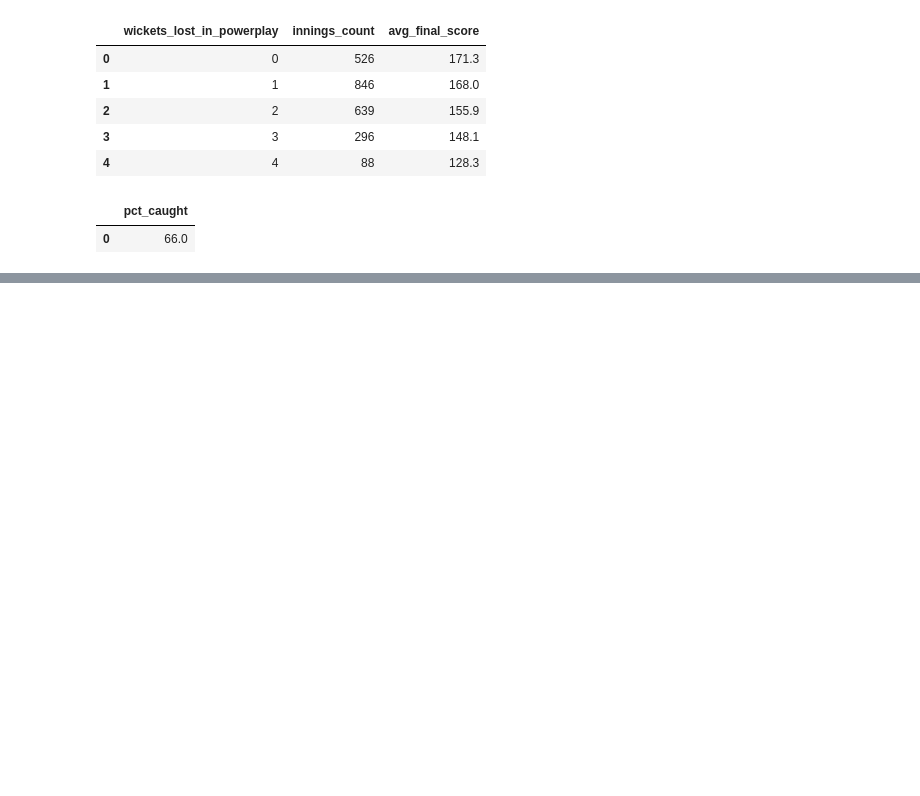
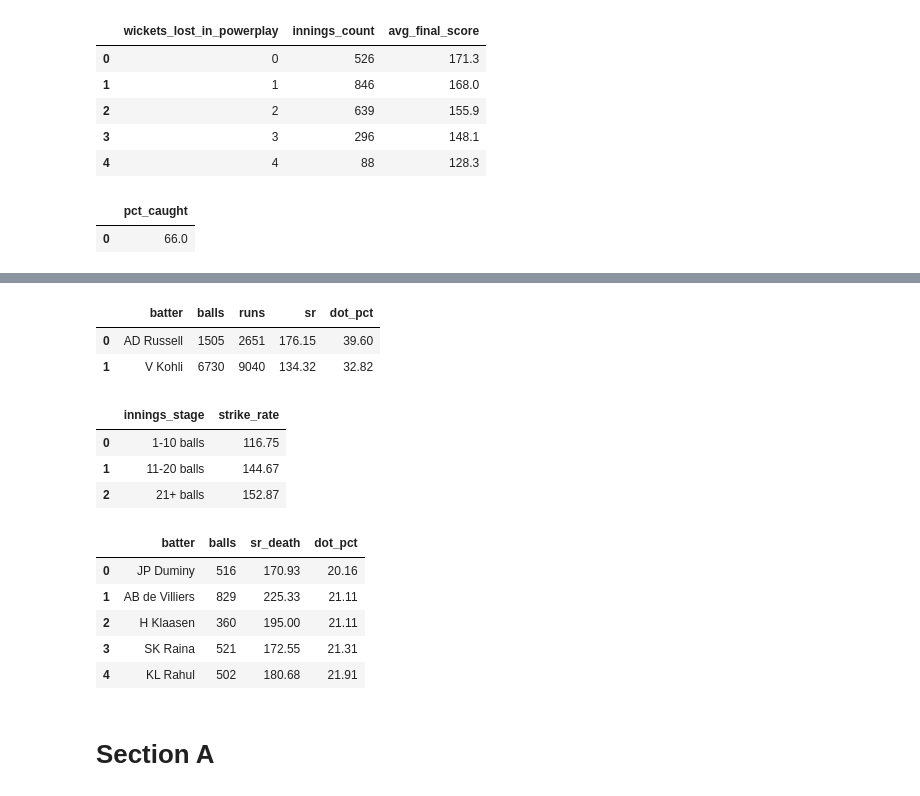
Before and after one commit to fayasnkbca25dbi-ai/ipl_cricket_analytics, a Jupyter notebook: notebooks/03_analysis.ipynb, the cells around one changed output, grey strips where cells are left out. Saved outputs shown, nothing was run; the diff lists cells and outputs as text; code cells hidden in the pictures; blank space fills up the shorter version.

```diff
--- a/notebooks/03_analysis.ipynb
+++ b/notebooks/03_analysis.ipynb
@@ -2579,0 +3022,73 @@ q(query)
+# %%
+q("""
+SELECT batter,
+       SUM(is_legal) AS balls,
+       SUM(batter_runs) AS runs,
+       ROUND(100.0*SUM(batter_runs)/SUM(is_legal),2)
+       AS sr,
+       ROUND(100.0*SUM(CASE WHEN
+       batter_runs=0 AND is_legal=1
+       THEN 1 ELSE 0 END)/SUM(is_legal),2)
+       AS dot_pct
+FROM v_ball
+WHERE batter IN ('V Kohli','AD Russell')
+GROUP BY batter;
+""")
+# %% [output]
+|  | batter | balls | runs | sr | dot_pct |
+| 0 | AD Russell | 1505 | 2651 | 176.15 | 39.60 |
+| 1 | V Kohli | 6730 | 9040 | 134.32 | 32.82 |
+# %%
+q("""
+WITH numbered AS (
+    SELECT batter, match_id,
+           innings, batter_runs, is_legal,
+           ROW_NUMBER() OVER (
+               PARTITION BY batter, match_id, innings
+               ORDER BY over_number, ball_number
+           ) AS ball_no
+    FROM v_ball
+    WHERE is_legal = 1
+)
+SELECT CASE
+       WHEN ball_no <= 10 THEN '1-10 balls'
+       WHEN ball_no <= 20 THEN '11-20 balls'
+       ELSE '21+ balls'
+       END AS innings_stage,
+       ROUND(100.0*SUM(batter_runs)/COUNT(*),2)
+       AS strike_rate
+FROM numbered
+GROUP BY innings_stage
+ORDER BY innings_stage;
+""")
+# %% [output]
+|  | innings_stage | strike_rate |
+| 0 | 1-10 balls | 116.75 |
+| 1 | 11-20 balls | 144.67 |
+| 2 | 21+ balls | 152.87 |
+# %%
+q("""
+SELECT batter,
+       SUM(is_legal) AS balls,
+       ROUND(100.0*SUM(batter_runs)/SUM(is_legal),2)
+       AS sr_death,
+       ROUND(100.0*SUM(CASE WHEN
+       batter_runs=0 AND is_legal=1
+       THEN 1 ELSE 0 END)/SUM(is_legal),2)
+       AS dot_pct
+FROM v_ball
+WHERE phase='Death'
+GROUP BY batter
+HAVING balls >= 300
+ORDER BY dot_pct ASC
+LIMIT 5;
+""")
+# %% [output]
+|  | batter | balls | sr_death | dot_pct |
+| 0 | JP Duminy | 516 | 170.93 | 20.16 |
+| 1 | AB de Villiers | 829 | 225.33 | 21.11 |
+| 2 | H Klaasen | 360 | 195.00 | 21.11 |
+| 3 | SK Raina | 521 | 172.55 | 21.31 |
+| 4 | KL Rahul | 502 | 180.68 | 21.91 |
+# %% [markdown]
+# Section A
```
Also changed, not shown: parts of 36 cells of this notebook.
